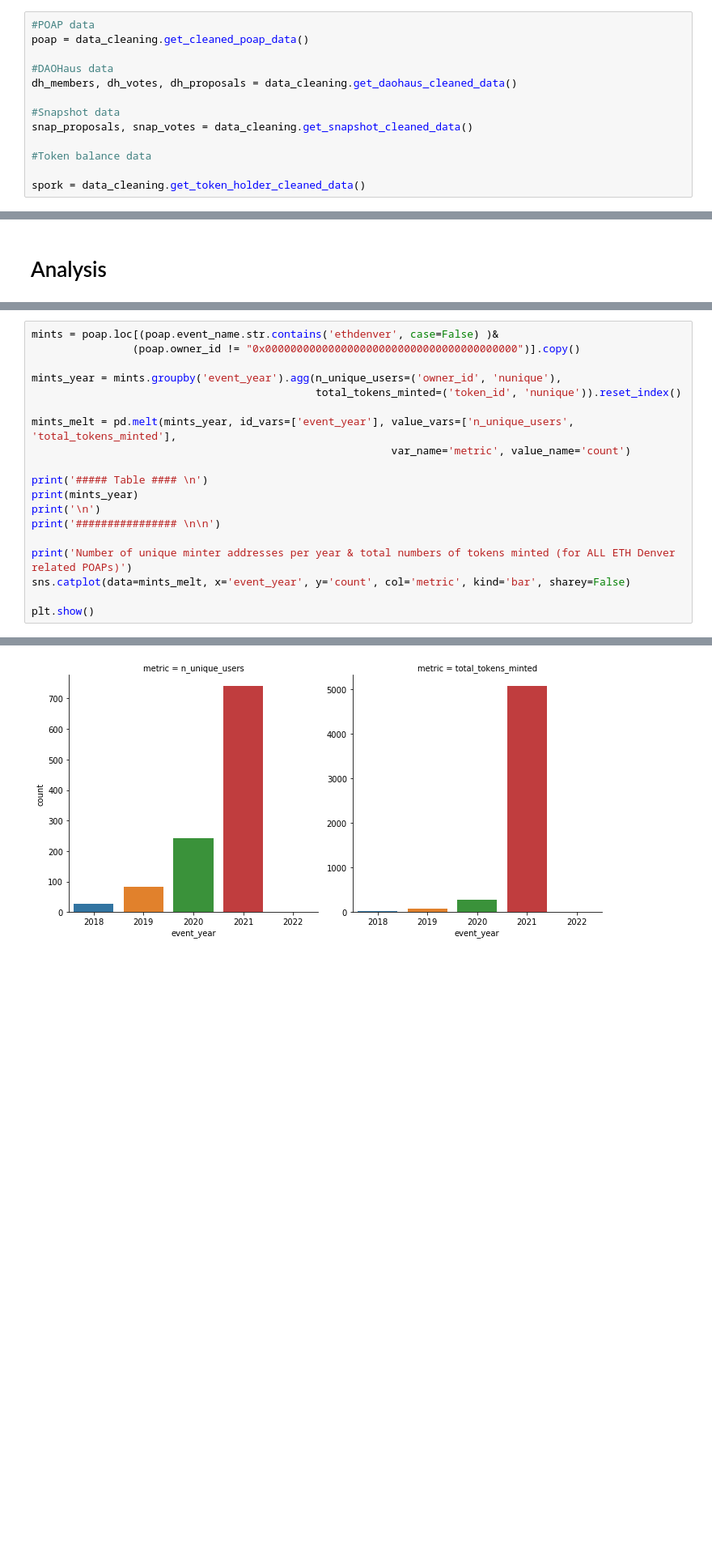
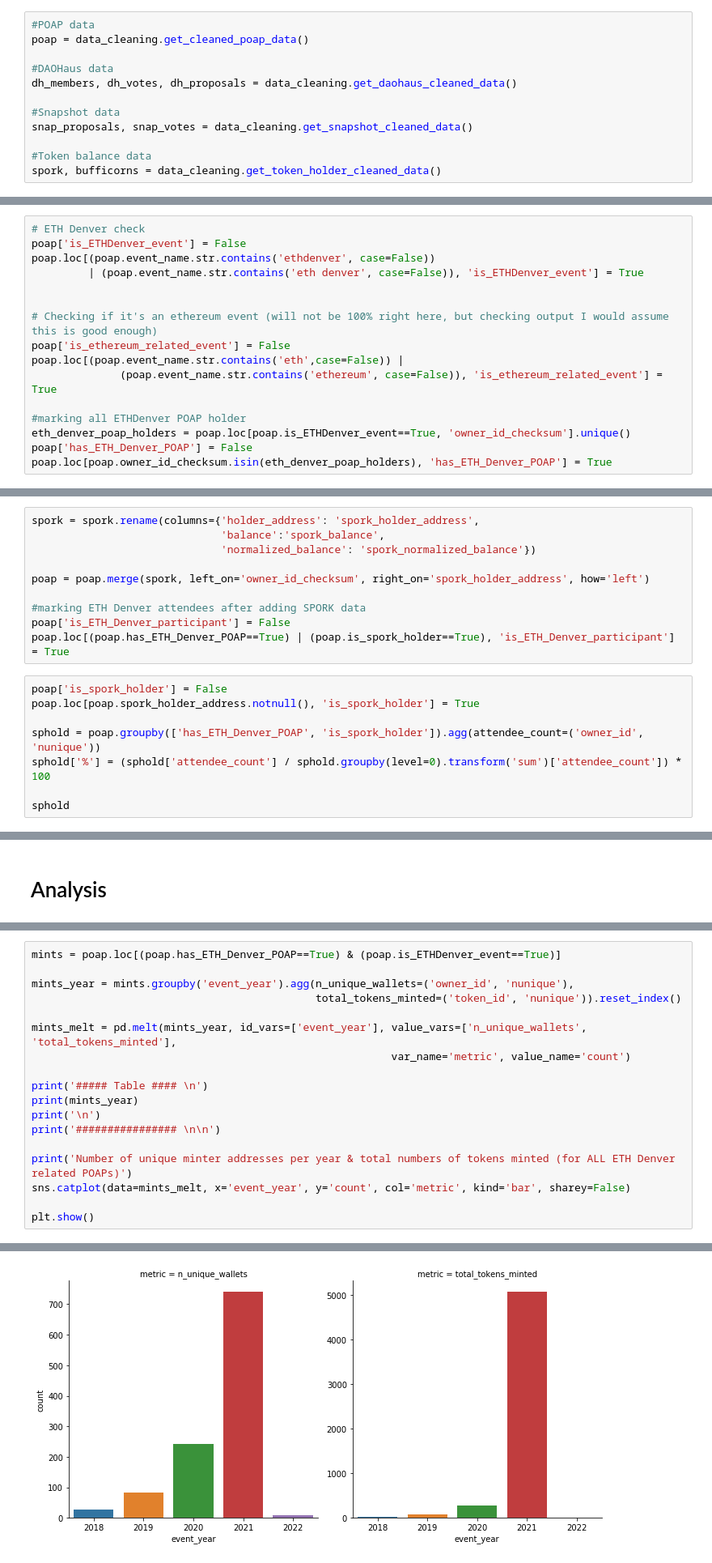
Before and after one commit to fmeiraf/poap_analysis, a Jupyter notebook: analysis/eth_denver_analysis.ipynb, the cells around one changed output, grey strips where cells are left out. Shown at 81% size. Saved outputs shown, nothing was run; the diff lists cells and outputs as text; blank space fills up the shorter version.

Commit message:
finished POAP minting and event participation analysis

```diff
--- a/analysis/eth_denver_analysis.ipynb
+++ b/analysis/eth_denver_analysis.ipynb
@@ -26,5 +29,4 @@ dh_members, dh_votes, dh_proposals = data_cleaning.get_daohaus_cleaned_data()
 snap_proposals, snap_votes = data_cleaning.get_snapshot_cleaned_data()
 
 #Token balance data
-
-spork = data_cleaning.get_token_holder_cleaned_data()
+spork, bufficorns = data_cleaning.get_token_holder_cleaned_data()
@@ -30,0 +37,16 @@ spork = data_cleaning.get_token_holder_cleaned_data()
+# %%
+# ETH Denver check
+poap['is_ETHDenver_event'] = False
+poap.loc[(poap.event_name.str.contains('ethdenver', case=False))
+         | (poap.event_name.str.contains('eth denver', case=False)), 'is_ETHDenver_event'] = True
+
+
+# Checking if it's an ethereum event (will not be 100% right here, but checking output I would assume this is good enough)
+poap['is_ethereum_related_event'] = False
+poap.loc[(poap.event_name.str.contains('eth',case=False)) |
+              (poap.event_name.str.contains('ethereum', case=False)), 'is_ethereum_related_event'] = True
+
+#marking all ETHDenver POAP holder
+eth_denver_poap_holders = poap.loc[poap.is_ETHDenver_event==True, 'owner_id_checksum'].unique()
+poap['has_ETH_Denver_POAP'] = False
+poap.loc[poap.owner_id_checksum.isin(eth_denver_poap_holders), 'has_ETH_Denver_POAP'] = True
@@ -30,0 +55,18 @@ spork = data_cleaning.get_token_holder_cleaned_data()
+# %%
+spork = spork.rename(columns={'holder_address': 'spork_holder_address',
+                              'balance':'spork_balance',
+                              'normalized_balance': 'spork_normalized_balance'})
+
+poap = poap.merge(spork, left_on='owner_id_checksum', right_on='spork_holder_address', how='left')
+
+#marking ETH Denver attendees after adding SPORK data
+poap['is_ETH_Denver_participant'] = False
+poap.loc[(poap.has_ETH_Denver_POAP==True) | (poap.is_spork_holder==True), 'is_ETH_Denver_participant'] = True
+# %%
+poap['is_spork_holder'] = False
+poap.loc[poap.spork_holder_address.notnull(), 'is_spork_holder'] = True
+
+sphold = poap.groupby(['has_ETH_Denver_POAP', 'is_spork_holder']).agg(attendee_count=('owner_id', 'nunique'))
+sphold['%'] = (sphold['attendee_count'] / sphold.groupby(level=0).transform('sum')['attendee_count']) * 100
+
+sphold
@@ -37,11 +142,10 @@ spork = data_cleaning.get_token_holder_cleaned_data()
 # %%
-mints = poap.loc[(poap.event_name.str.contains('ethdenver', case=False) )&
-                (poap.owner_id != "0x0000000000000000000000000000000000000000")].copy()
+mints = poap.loc[(poap.has_ETH_Denver_POAP==True) & (poap.is_ETHDenver_event==True)]
 
-mints_year = mints.groupby('event_year').agg(n_unique_users=('owner_id', 'nunique'),
+mints_year = mints.groupby('event_year').agg(n_unique_wallets=('owner_id', 'nunique'),
                                              total_tokens_minted=('token_id', 'nunique')).reset_index()
 
-mints_melt = pd.melt(mints_year, id_vars=['event_year'], value_vars=['n_unique_users', 'total_tokens_minted'],
+mints_melt = pd.melt(mints_year, id_vars=['event_year'], value_vars=['n_unique_wallets', 'total_tokens_minted'],
                                                          var_name='metric', value_name='count')
 
 print('##### Table #### \n')
@@ -65,9 +169,9 @@ plt.show()
 
 
 ################
 
 
 Number of unique minter addresses per year & total numbers of tokens minted (for ALL ETH Denver related POAPs)
-[figure, old version]
+[figure, new version]
 # %% [markdown]
 **Comment**: The numbers of unique minter addresses in consistently increasing, and it seems 2021 was a huge leap. This is also reflected in the total amount of tokens minted, where this effect in even drastic.
```
Also changed, not shown: parts of 75 cells of this notebook.
